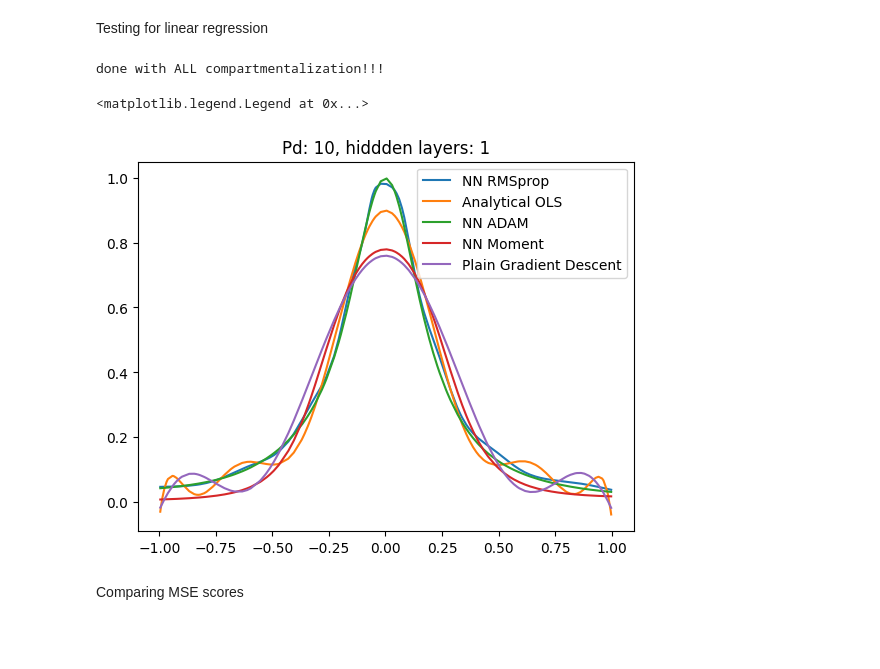
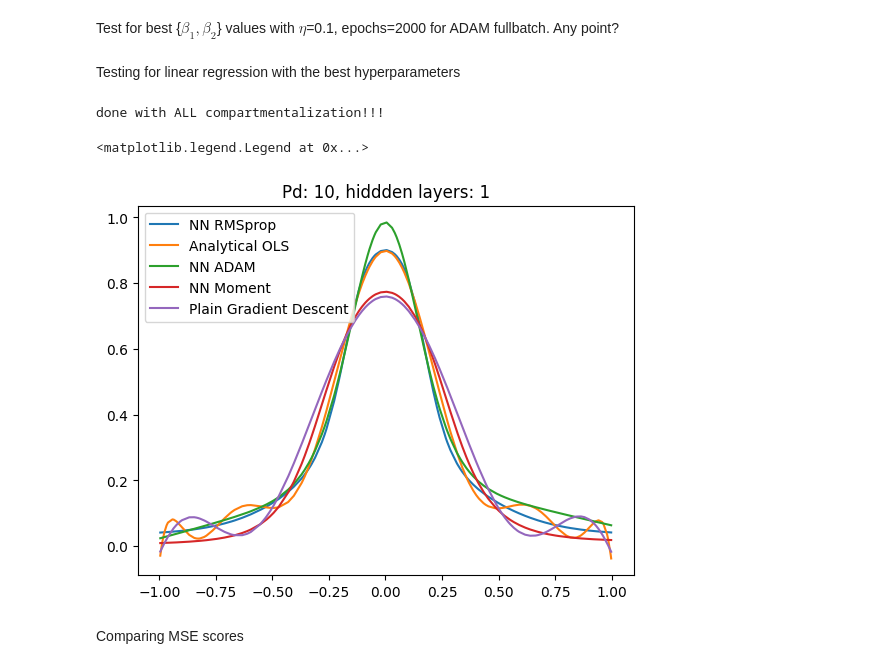
Before and after one commit to JVestly/Project-2, a Jupyter notebook: Code/tests_b.ipynb, the cells around one changed output. Drawn from its saved outputs; the diff is of its cells as text; code cells hidden in the pictures; blank space fills up the shorter version.

```diff
--- a/Code/tests_b.ipynb
+++ b/Code/tests_b.ipynb
@@ -113,5 +210,7 @@ TypeError: NeuralNetwork.train_SGD() got an unexpected keyword argument 'n_epoch
+# %% [markdown]
+Test for best {$\beta_1, \beta_2$} values with $\eta$=0.1, epochs=2000 for ADAM fullbatch. Any point?
 # %% [markdown]
-Testing for linear regression
+Testing for linear regression with the best hyperparameters
 # %%
 from classes import *
 
@@ -119,9 +218,8 @@ np.random.seed(50)
 
 n = 1000
 x = np.linspace(-1, 1, n).reshape(-1, 1)
-y = 1/(1 + 25 * x**2) +  np.random.normal(0, 0.01, x.shape)
+y = runge(x) +  np.random.normal(0, 0.01, x.shape)
 x_train, x_test, y_train, y_test = train_test_split(x, y, test_size=0.2, random_state=50)
-from sklearn.preprocessing import StandardScaler
 
 scaler_X = StandardScaler()
 scaler_y = StandardScaler()
@@ -157,34 +255,34 @@ n = 10
 X = polynomial_features(x_train, n)
 Y = polynomial_features(x_test, n)
 
 
 scaler = StandardScaler(with_mean=True, with_std=True)
 Xtr_s = scaler.fit_transform(X)
 Xte_s = scaler.transform(Y)
 
 y_mean = np.mean(y_train)
 y_centered = y_train - y_mean
 g = GradientDescent(Xtr_s,5000, y_train, eps=1e-5, l1=False)
 ols_betas = g.gradOrd(5000, eta=0.2)
 predGD = Xte_s@ols_betas + y_mean
 analytical_betas = ols(Xtr_s, y_train)
 predOls = Xte_s@analytical_betas + y_mean
 
 sort_indices = np.argsort(x_test.flatten())
 print("done with ALL compartmentalization!!!")
 
 plt.plot(x_test[sort_indices], pred_[sort_indices], label="NN RMSprop")
 plt.plot(x_test[sort_indices], predOls[sort_indices], label="Analytical OLS")
 plt.plot(x_test[sort_indices], y_pred[sort_indices], label="NN ADAM")
 plt.plot(x_test[sort_indices], pred_Mom[sort_indices], label="NN Moment")
 plt.plot(x_test[sort_indices], predGD[sort_indices], label="Plain Gradient Descent")
 plt.title("Pd: 10, hiddden layers: 1")
 #plt.plot(x,y, label="Runge")
 plt.legend()
 # %% [output]
 done with ALL compartmentalization!!!
 <matplotlib.legend.Legend at 0x...>
-[figure, old version]
+[figure, new version]
 # %% [markdown]
 Comparing MSE scores
 # %%
```
Also changed, not shown: parts of 16 cells of this notebook.
